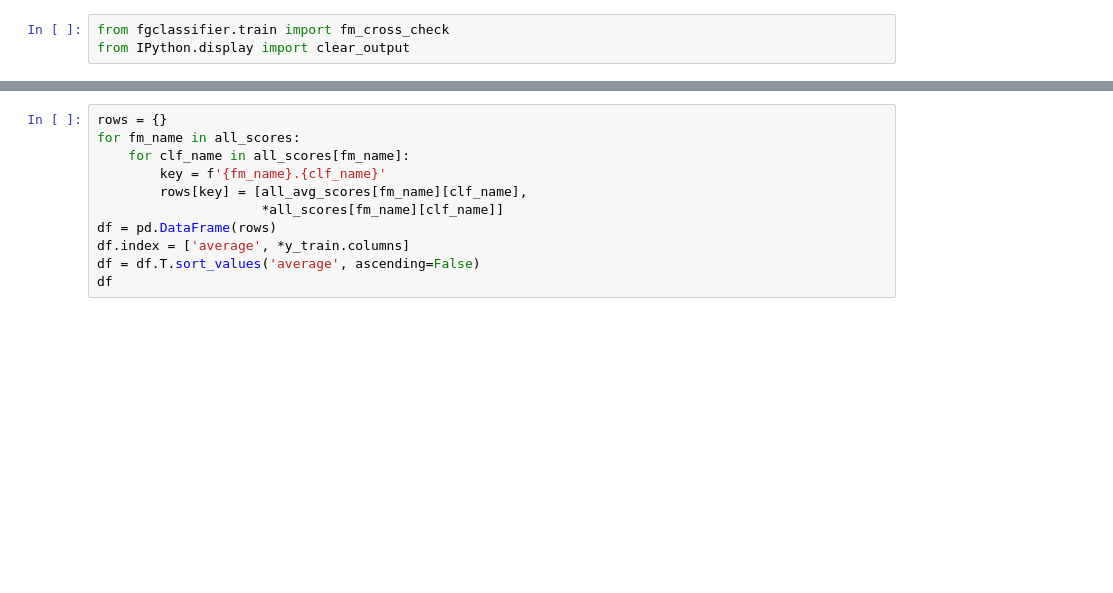
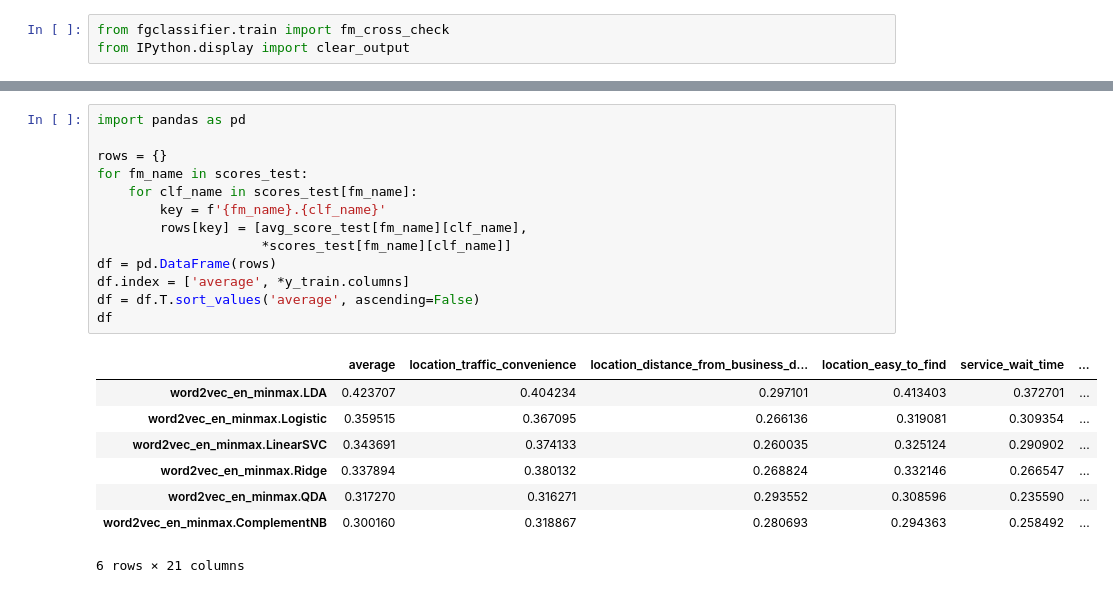
Before and after one commit to ktmud/fsauor2018, a Jupyter notebook: notebooks/3.2 Word2Vec.ipynb, the cells around one changed output, grey strips where cells are left out. Saved outputs shown, nothing was run; the diff lists cells and outputs as text; blank space fills up the shorter version.

```diff
--- a/notebooks/3.2 Word2Vec.ipynb
+++ b/notebooks/3.2 Word2Vec.ipynb
@@ -76,11 +110,22 @@ clear_output()
 # %%
+import pandas as pd
+
 rows = {}
-for fm_name in all_scores:
-    for clf_name in all_scores[fm_name]:
+for fm_name in scores_test:
+    for clf_name in scores_test[fm_name]:
         key = f'{fm_name}.{clf_name}'
-        rows[key] = [all_avg_scores[fm_name][clf_name],
-                     *all_scores[fm_name][clf_name]]
+        rows[key] = [avg_score_test[fm_name][clf_name],
+                     *scores_test[fm_name][clf_name]]
 df = pd.DataFrame(rows)
 df.index = ['average', *y_train.columns]
 df = df.T.sort_values('average', ascending=False)
 df
+# %% [output]
+|  | average | location_traffic_convenience | location_distance_from_business_d... | location_easy_to_find | service_wait_time | ... |
+| word2vec_en_minmax.LDA | 0.423707 | 0.404234 | 0.297101 | 0.413403 | 0.372701 | ... |
+| word2vec_en_minmax.Logistic | 0.359515 | 0.367095 | 0.266136 | 0.319081 | 0.309354 | ... |
+| word2vec_en_minmax.LinearSVC | 0.343691 | 0.374133 | 0.260035 | 0.325124 | 0.290902 | ... |
+| word2vec_en_minmax.Ridge | 0.337894 | 0.380132 | 0.268824 | 0.332146 | 0.266547 | ... |
+| word2vec_en_minmax.QDA | 0.317270 | 0.316271 | 0.293552 | 0.308596 | 0.235590 | ... |
+| word2vec_en_minmax.ComplementNB | 0.300160 | 0.318867 | 0.280693 | 0.294363 | 0.258492 | ... |
+6 rows × 21 columns
```
Also changed, not shown: parts of 8 cells of this notebook, 1 other file.
